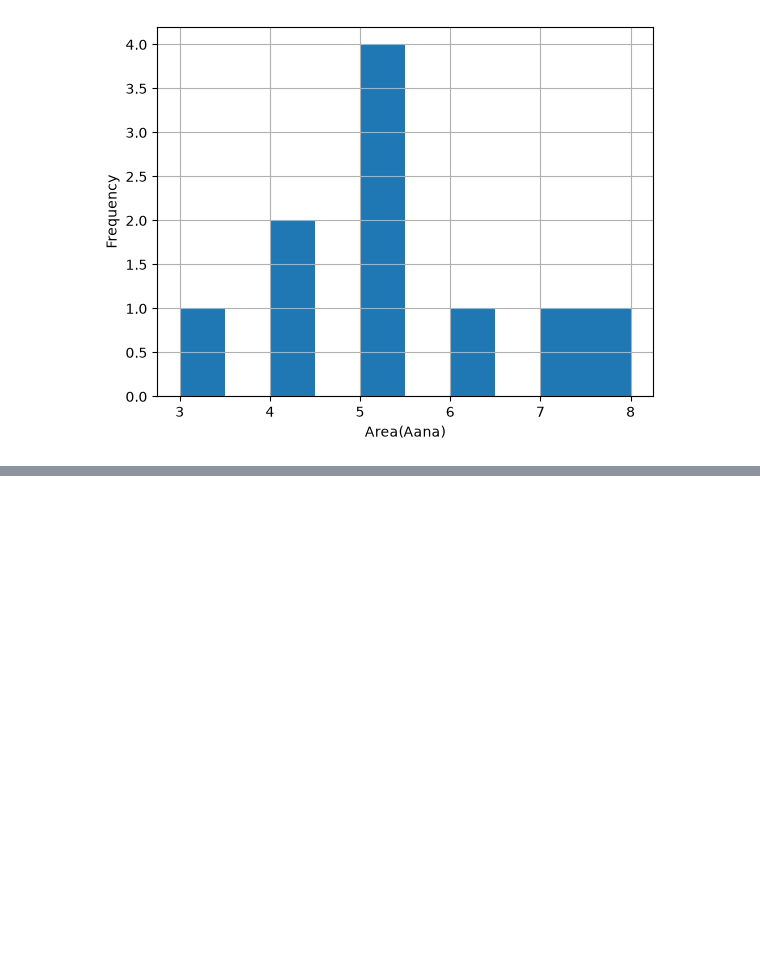
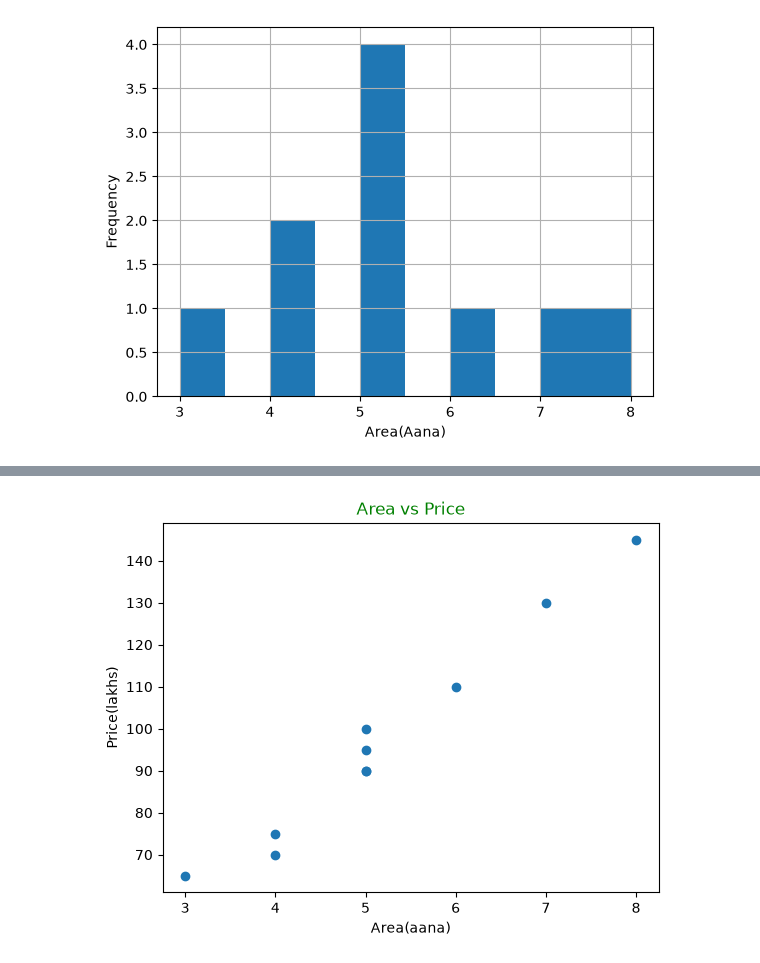
Before and after one commit to hemraj2613/Python-with-Data-Science, a Jupyter notebook: Untitled3.ipynb, the cells around one changed output, grey strips where cells are left out. Cells and saved outputs as stored; diff of their text form; code cells hidden in the pictures; blank space fills up the shorter version.

```diff
--- a/Untitled3.ipynb
+++ b/Untitled3.ipynb
@@ -246,0 +260,9 @@ plt.show()
+# %%
+# scatter plot
+plt.scatter(df['area_aana'],df['price_lakhs'])
+plt.xlabel("Area(aana)")
+plt.ylabel("Price(lakhs)")
+plt.title("Area vs Price", color="green")
+plt.show()
+# %% [output]
+[figure, added]
```
Also changed, not shown: parts of 10 cells of this notebook.
